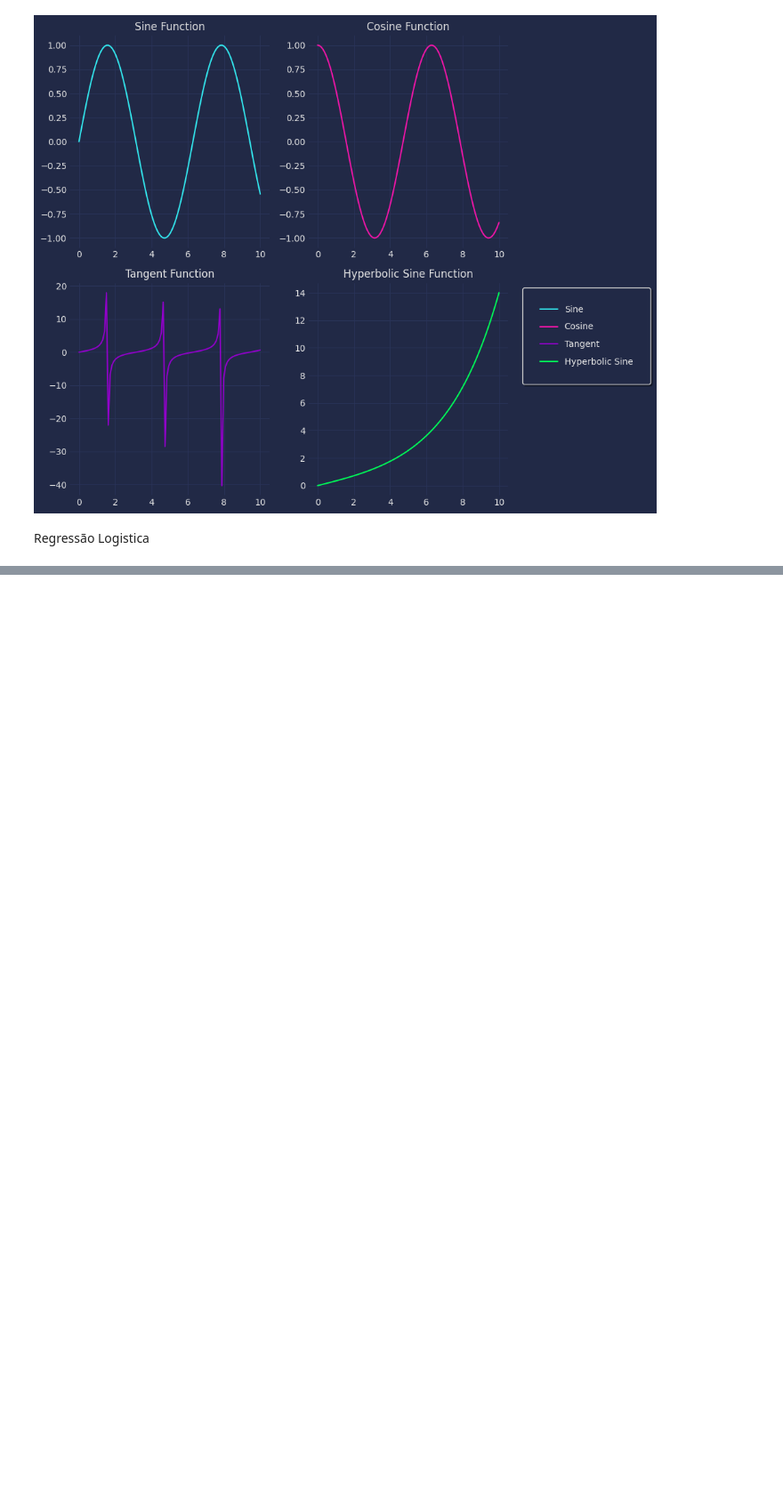
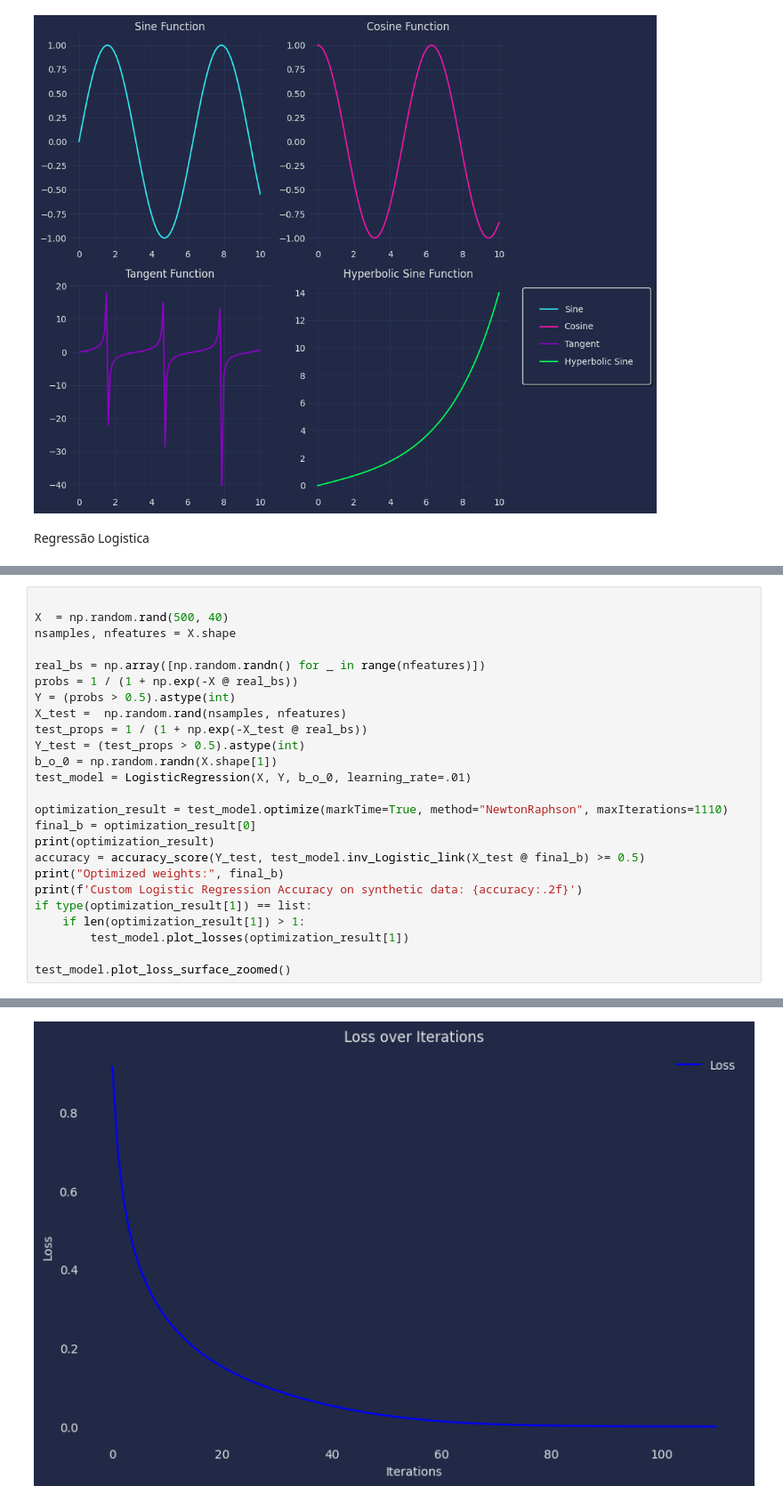
Before and after one commit to pedrohecsouza/rep_estudos, a Jupyter notebook: linear_algebra_notebooks/Regressão Logistica/reg.ipynb, the cells around one changed output, grey strips where cells are left out. Shown at 89% size. Cells and saved outputs as stored; diff of their text form; blank space fills up the shorter version.

```diff
--- a/linear_algebra_notebooks/Regressão Logistica/reg.ipynb
+++ b/linear_algebra_notebooks/Regressão Logistica/reg.ipynb
@@ -443,0 +274,26 @@ Warning: plotting only first 2 of 11 dimensions
+# %%
+
+X  = np.random.rand(500, 40)
+nsamples, nfeatures = X.shape
+
+real_bs = np.array([np.random.randn() for _ in range(nfeatures)])
+probs = 1 / (1 + np.exp(-X @ real_bs))
+Y = (probs > 0.5).astype(int)
+X_test =  np.random.rand(nsamples, nfeatures)
+test_props = 1 / (1 + np.exp(-X_test @ real_bs))
+Y_test = (test_props > 0.5).astype(int)
+b_o_0 = np.random.randn(X.shape[1])
+test_model = LogisticRegression(X, Y, b_o_0, learning_rate=.01)
+
+optimization_result = test_model.optimize(markTime=True, method="NewtonRaphson", maxIterations=1110)
+final_b = optimization_result[0]
+print(optimization_result)
+accuracy = accuracy_score(Y_test, test_model.inv_Logistic_link(X_test @ final_b) >= 0.5)
+print("Optimized weights:", final_b)
+print(f'Custom Logistic Regression Accuracy on synthetic data: {accuracy:.2f}')
+if type(optimization_result[1]) == list:
+    if len(optimization_result[1]) > 1:
+        test_model.plot_losses(optimization_result[1])
+
+test_model.plot_loss_surface_zoomed()
+# %% [output]
@@ -443,0 +320 @@ Warning: plotting only first 2 of 11 dimensions
+[figure, added]
```
Also changed, not shown: parts of 5 cells of this notebook, 3 other files.
